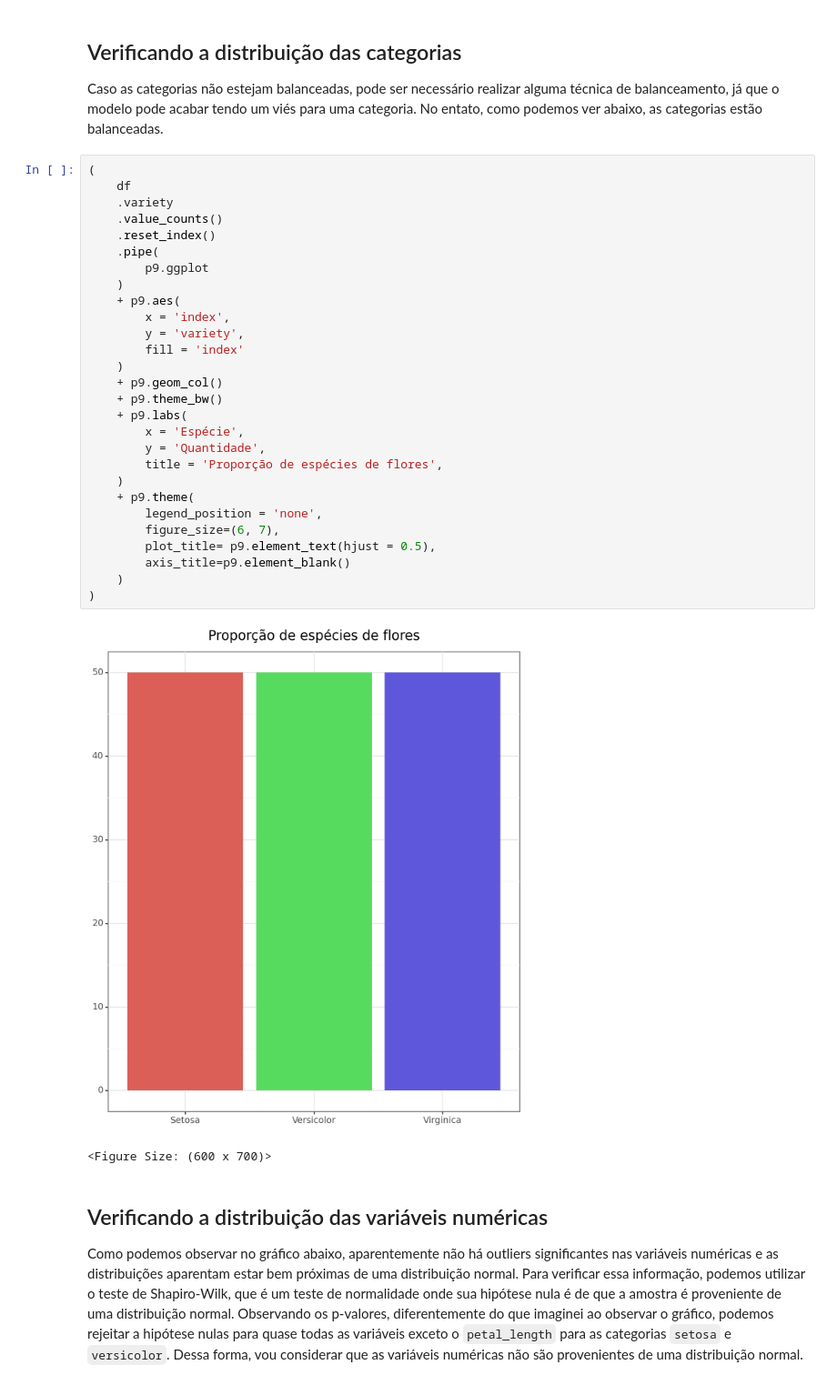
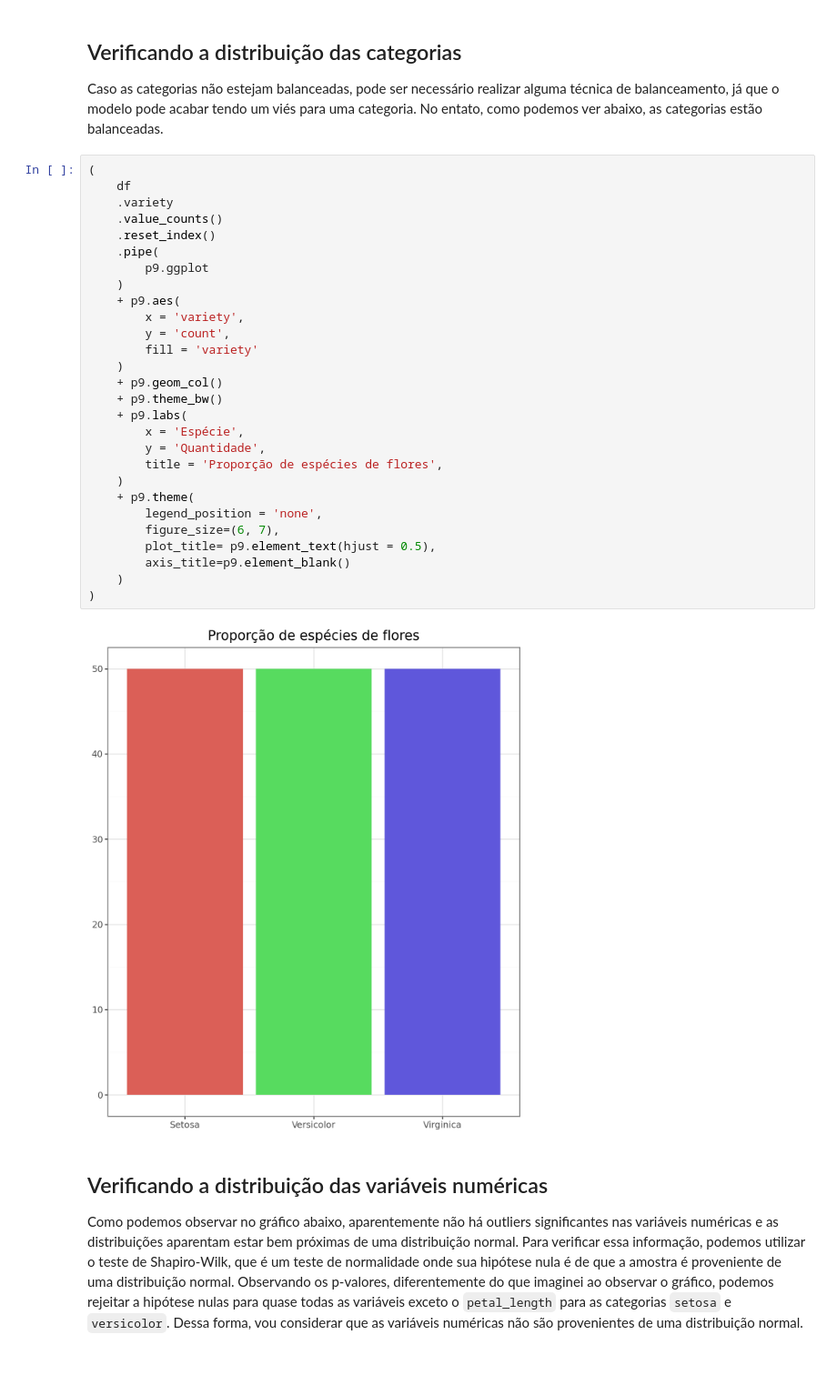
Before and after one commit to JuanCBlanco/iris-dataset, a Jupyter notebook: analise.ipynb, the cells around one changed output. Shown: that part at 91% size. Saved outputs shown, nothing was run; the diff lists cells and outputs as text.

```diff
--- a/analise.ipynb
+++ b/analise.ipynb
@@ -127,34 +127,33 @@ Caso as categorias não estejam balanceadas, pode ser necessário realizar algum
 # %%
 (
     df
     .variety
     .value_counts()
     .reset_index()
     .pipe(
         p9.ggplot
     )
     + p9.aes(
-        x = 'index',
-        y = 'variety',
-        fill = 'index'
+        x = 'variety',
+        y = 'count',
+        fill = 'variety'
     )
     + p9.geom_col()
     + p9.theme_bw()
     + p9.labs(
         x = 'Espécie',
         y = 'Quantidade',
         title = 'Proporção de espécies de flores',
     )
     + p9.theme(
         legend_position = 'none',
         figure_size=(6, 7),
         plot_title= p9.element_text(hjust = 0.5),
         axis_title=p9.element_blank()
     )
 )
 # %% [output]
-[figure, old version]
+[figure, new version]
-<Figure Size: (600 x 700)>
 # %% [markdown]
 ## Verificando a distribuição das variáveis numéricas
 
```
Also changed, not shown: parts of 5 cells of this notebook.
